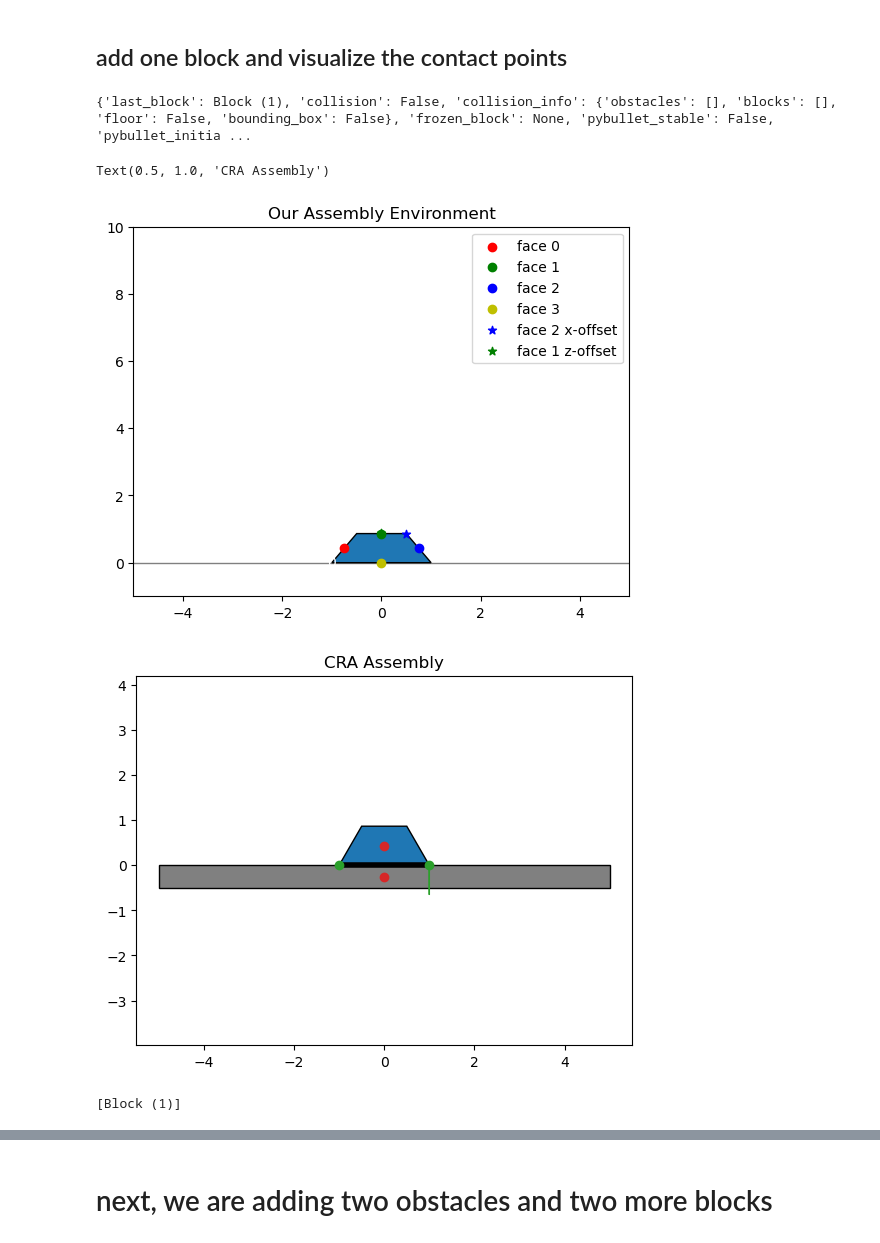
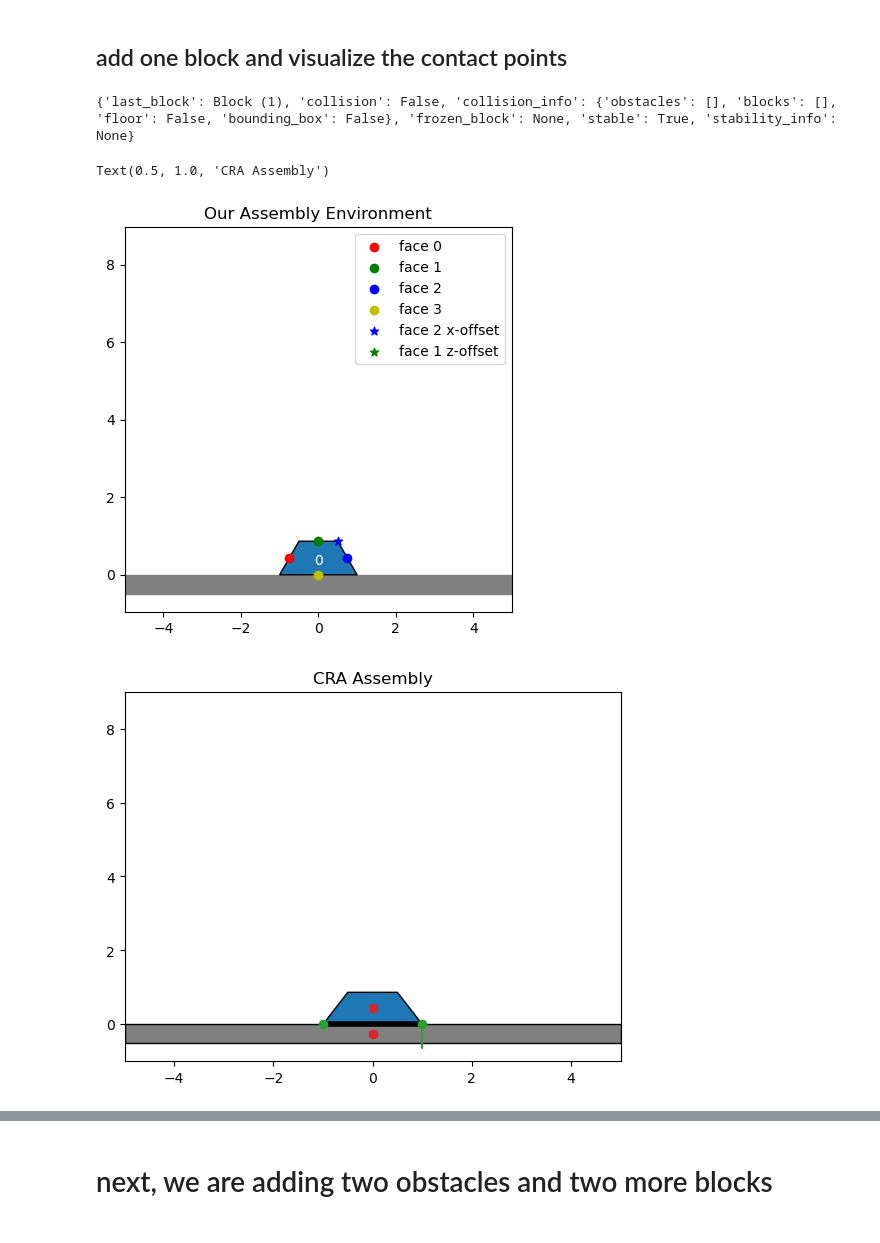
Before and after one commit to syghmon/bridges-with-reinforcement-learning, a Jupyter notebook: notebooks/AssemblyEnv.ipynb, the cells around one changed output, grey strips where cells are left out. Cells and saved outputs as stored; diff of their text form; code cells hidden in the pictures.

```diff
--- a/notebooks/AssemblyEnv.ipynb
+++ b/notebooks/AssemblyEnv.ipynb
@@ -36,9 +37,4 @@ trapezoid.num_faces_2d, trapezoid.urdf_file
 # %%
-# stability checks performed by the environment
-# stability_checks = ('pybullet')  # previous default
-# stability_checks = ('cra', 'cra_penalty', 'pybullet')  # adding two new checks based on cra
-stability_checks = ('rbe', 'pybullet')  # rbe check as default and pybullet computed in addition
-
-env = AssemblyEnv(render=True, bounds=np.array([[-5., -5., -1], [5., 5., 10.]]), stability_checks=stability_checks)
+env = AssemblyEnv(render=False, bounds=np.array([[-5., -5., -1], [5., 5., 9.]]), stability='rbe', cra_env=True, pybullet_env=True)
 # %% [output]
 argv[0]=
@@ -59,39 +47,35 @@ shape = trapezoid
 # place first block on floor
 position, rotation = align_frames_2d(env.get_floor_frame(), shape.get_face_frame_2d(face=3), frame1_coordinates=[0, 0, 0])
 
 block1 = Block(shape=shape, position=position, orientation=rotation.quaternion)
 print(env.add_block(block1))
-fig, ax = plot_assembly_env(env)
+fig, ax = plot_assembly_env(env, equal=True)
 
 
 colors = ['r', 'g', 'b', 'y']
 # plot contact point for all faces
 for i in range(4):
     frame = block1.get_face_frame_2d(face=i)
     contact_point = frame.to_world_coordinates([0.0, 0, 0])
     ax.scatter([contact_point[0]], [contact_point[2]], label=f'face {i}', color=colors[i])
 
 # shift the contact point  in frame coordinates
 frame = block1.get_face_frame_2d(face=2)
 contact_point = frame.to_world_coordinates([-0.5, 0, 0])
 ax.scatter([contact_point[0]], [contact_point[2]], marker='*', label=f'face 2 x-offset', color=colors[2])
 
 frame = block1.get_face_frame_2d(face=1)
 contact_point = frame.to_world_coordinates([0.0, 0, 0.01])
 ax.scatter([contact_point[0]], [contact_point[2]], marker='*', label=f'face 1 z-offset', color=colors[1])
 
 ax.legend()
 ax.set_title("Our Assembly Environment")
 # env.client.resetDebugVisualizerCamera(cameraDistance=0.5, cameraYaw=0, cameraPitch=-40, cameraTargetPosition=[0.2,0,0])
 
-fig, ax = plot_cra_assembly(env.assembly, plot_forces=True, plot_edges=False, force_scale=10)
+fig, ax = plot_cra_assembly(env, plot_forces=True, plot_edges=False, force_scale=1)
 ax.set_title("CRA Assembly")
 # %% [output]
-{'last_block': Block (1), 'collision': False, 'collision_info': {'obstacles': [], 'blocks': [], 'floor': False, 'bounding_box': False}, 'frozen_block': None, 'pybullet_stable': False, 'pybullet_initia ...
+{'last_block': Block (1), 'collision': False, 'collision_info': {'obstacles': [], 'blocks': [], 'floor': False, 'bounding_box': False}, 'frozen_block': None, 'stable': True, 'stability_info': None}
 Text(0.5, 1.0, 'CRA Assembly')
-[figure, old version]
+[figure, new version]
-[figure, old version]
+[figure, new version]
-# %%
-env.blocks
-# %% [output]
-[Block (1)]
```
Also changed, not shown: parts of 13 cells of this notebook, 31 other files.
